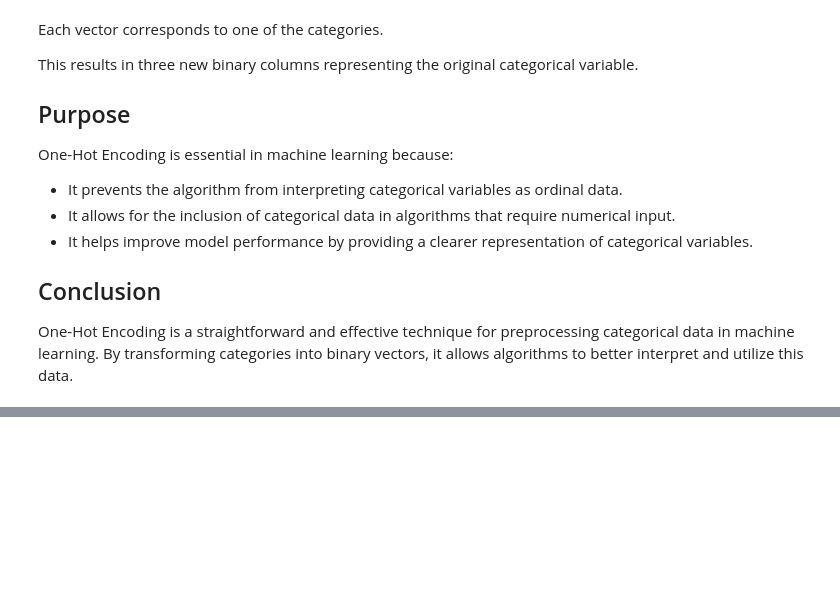
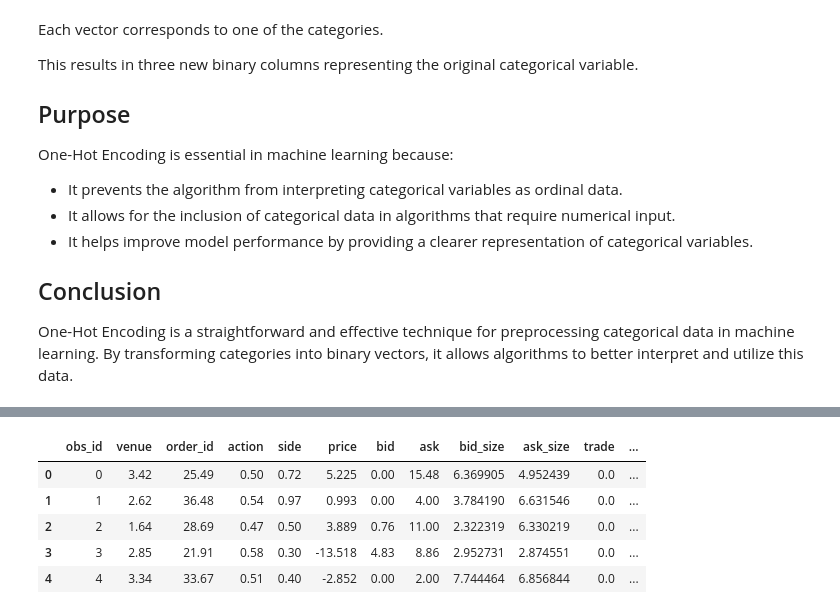
Before and after one commit to ElouanBahri/Predicting_crypto_prices, a Jupyter notebook: src/notebooks/first_model.ipynb, the cells around one changed output, grey strips where cells are left out. Saved outputs shown, nothing was run; the diff lists cells and outputs as text; code cells hidden in the pictures; blank space fills up the shorter version.

```diff
--- a/src/notebooks/first_model.ipynb
+++ b/src/notebooks/first_model.ipynb
@@ -153,0 +175,2 @@ ValueError: Argument `output` must have rank (ndim) `target.ndim - 1`. Received:
+# %%
+x_test = pd.read_csv("/Users/elouan/Data/Data_ENSxCFM/X_test.csv")
@@ -153,0 +181,10 @@ ValueError: Argument `output` must have rank (ndim) `target.ndim - 1`. Received:
+# %%
+x_test = convert_X_data(x_test)
+x_test.head()
+# %% [output]
+|  | obs_id | venue | order_id | action | side | price | bid | ask | bid_size | ask_size | trade | ... |
+| 0 | 0 | 3.42 | 25.49 | 0.50 | 0.72 | 5.225 | 0.00 | 15.48 | 6.369905 | 4.952439 | 0.0 | ... |
+| 1 | 1 | 2.62 | 36.48 | 0.54 | 0.97 | 0.993 | 0.00 | 4.00 | 3.784190 | 6.631546 | 0.0 | ... |
+| 2 | 2 | 1.64 | 28.69 | 0.47 | 0.50 | 3.889 | 0.76 | 11.00 | 2.322319 | 6.330219 | 0.0 | ... |
+| 3 | 3 | 2.85 | 21.91 | 0.58 | 0.30 | -13.518 | 4.83 | 8.86 | 2.952731 | 2.874551 | 0.0 | ... |
+| 4 | 4 | 3.34 | 33.67 | 0.51 | 0.40 | -2.852 | 0.00 | 2.00 | 7.744464 | 6.856844 | 0.0 | ... |
```
Also changed, not shown: parts of 14 cells of this notebook, 5 other files.
